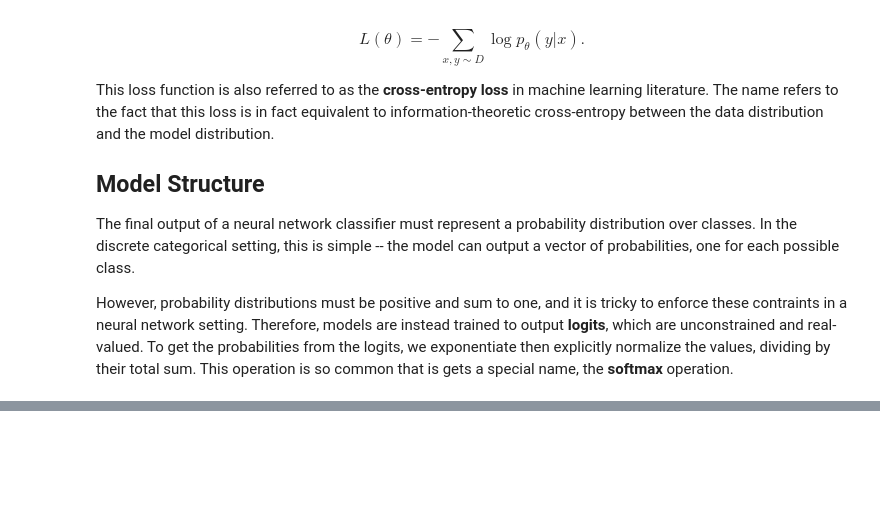
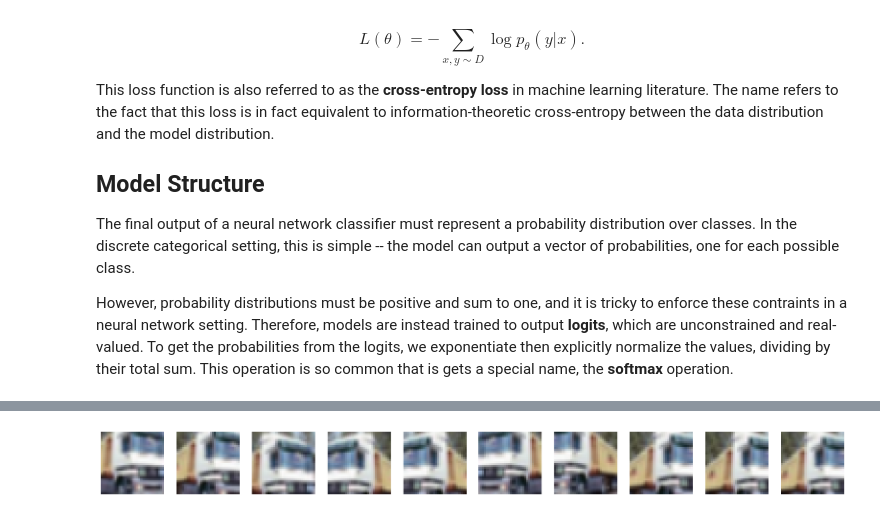
Before and after one commit to kvfrans/notes, a Jupyter notebook: 4-models/classifiers.ipynb, the cells around one changed output, grey strips where cells are left out. Saved outputs shown, nothing was run; the diff lists cells and outputs as text; code cells hidden in the pictures; blank space fills up the shorter version.

```diff
--- a/4-models/classifiers.ipynb
+++ b/4-models/classifiers.ipynb
@@ -61,0 +159,20 @@ from jaxtransformer.modalities import Patch
+# %%
+@jax.vmap
+def img_augment(rng, img): # Randomly crop, resize, and flip.
+    rng_x, rng_y, rng_flip = jax.random.split(rng, 3)
+    rand_x = jax.random.randint(rng_x, (), 0, 8)
+    rand_y = jax.random.randint(rng_y, (), 0, 8)
+    crop = jax.lax.dynamic_slice(img, (rand_x, rand_y, 0), (24, 24, 3))
+    img_size = jax.image.resize(crop, (32, 32, 3), method='bilinear')
+    img_size = jax.lax.cond(jax.random.uniform(rng_flip) > 0.5, lambda x: x, functools.partial(jnp.flip, axis=1), img_size)
+    return img_size
+
+rngs = jax.random.split(rng, 10)
+augments = img_augment(rngs, jnp.repeat(train_images[1:2], 10, axis=0))
+
+fig, axs = plt.subplots(1, 10, figsize=(20, 5))
+for i, ax in enumerate(axs):
+    ax.imshow(augments[i] / 255.0, cmap='gray')
+    ax.axis('off')
+# %% [output]
+[figure, added]
```
Also changed, not shown: parts of 16 cells of this notebook, 3 other files.
